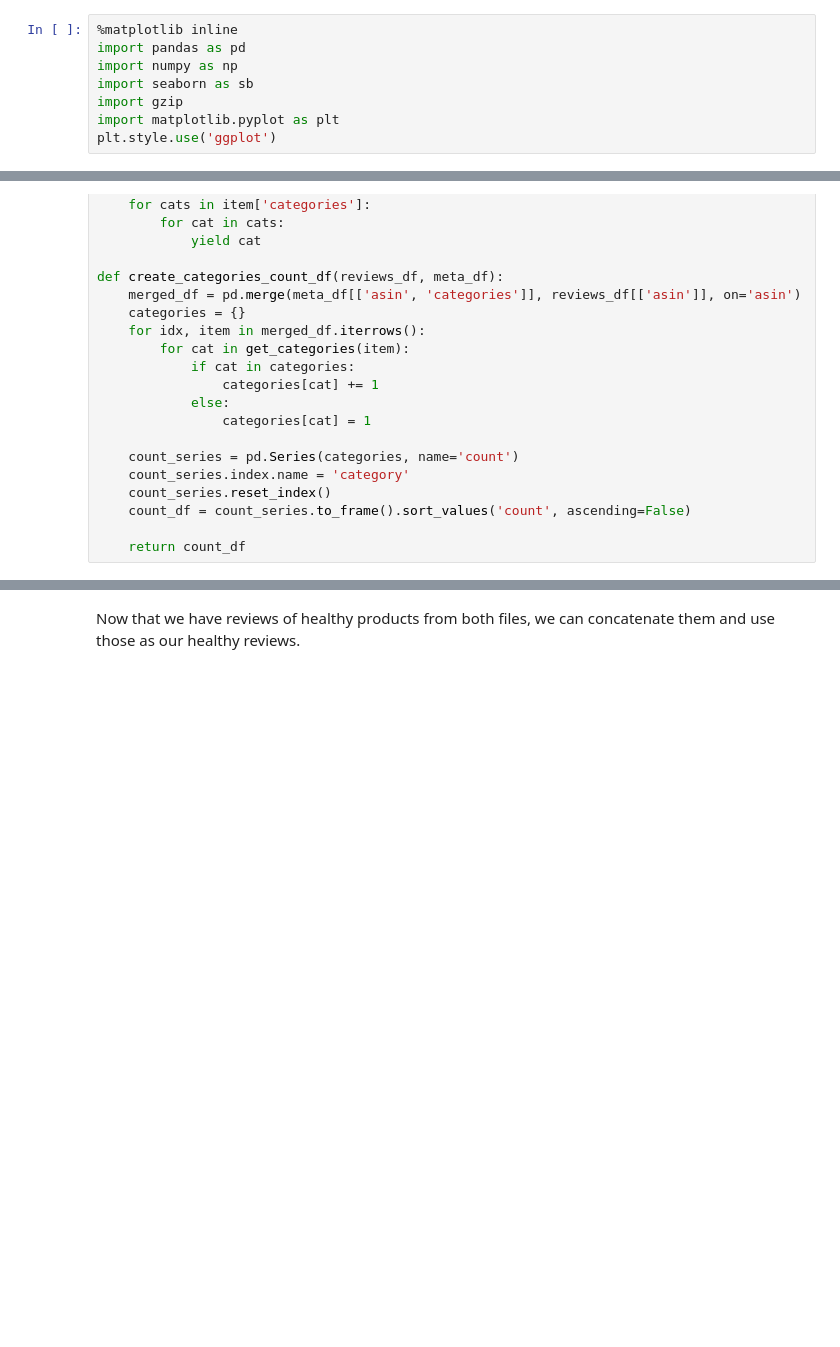
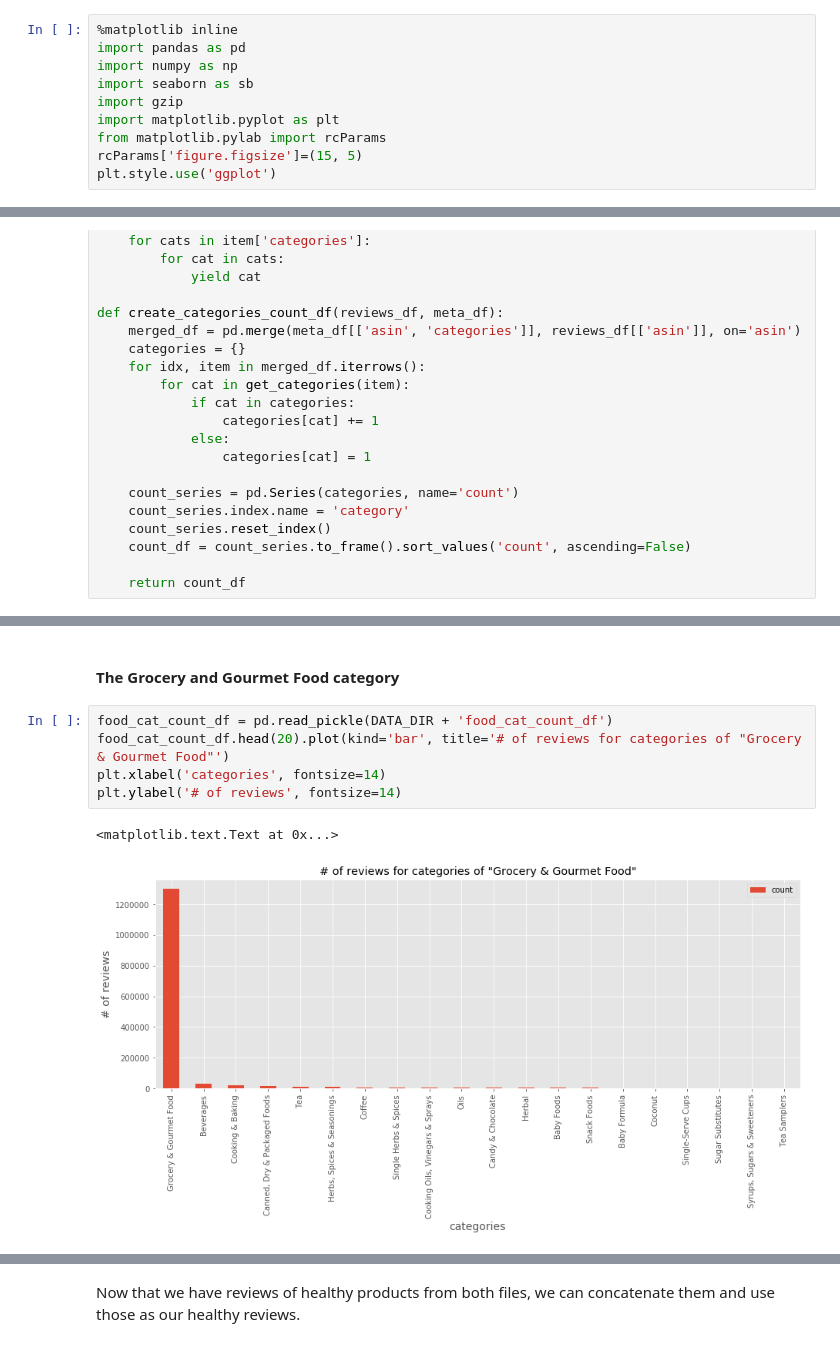
Before and after one commit to darioAnongba/EPFL-ADA, a Jupyter notebook: project/Report.ipynb, the cells around one changed output, grey strips where cells are left out. Saved outputs shown, nothing was run; the diff lists cells and outputs as text; blank space fills up the shorter version.

Commit message:
Made changes with Dario about report and data preprocessing

```diff
--- a/project/Report.ipynb
+++ b/project/Report.ipynb
@@ -24,6 +24,8 @@ import numpy as np
 import seaborn as sb
 import gzip
 import matplotlib.pyplot as plt
+from matplotlib.pylab import rcParams
+rcParams['figure.figsize']=(15, 5)
 plt.style.use('ggplot')
 # %%
 DATA_DIR = 'data/'
@@ -56 +140,11 @@ def create_categories_count_df(reviews_df, meta_df):
+# %% [markdown]
+#### The Grocery and Gourmet Food category
+# %%
+food_cat_count_df = pd.read_pickle(DATA_DIR + 'food_cat_count_df')
+food_cat_count_df.head(20).plot(kind='bar', title='# of reviews for categories of "Grocery & Gourmet Food"')
+plt.xlabel('categories', fontsize=14)
+plt.ylabel('# of reviews', fontsize=14)
+# %% [output]
+<matplotlib.text.Text at 0x...>
+[figure, added]
 # %% [markdown]
```
Also changed, not shown: parts of 44 cells of this notebook, 1 other file.
